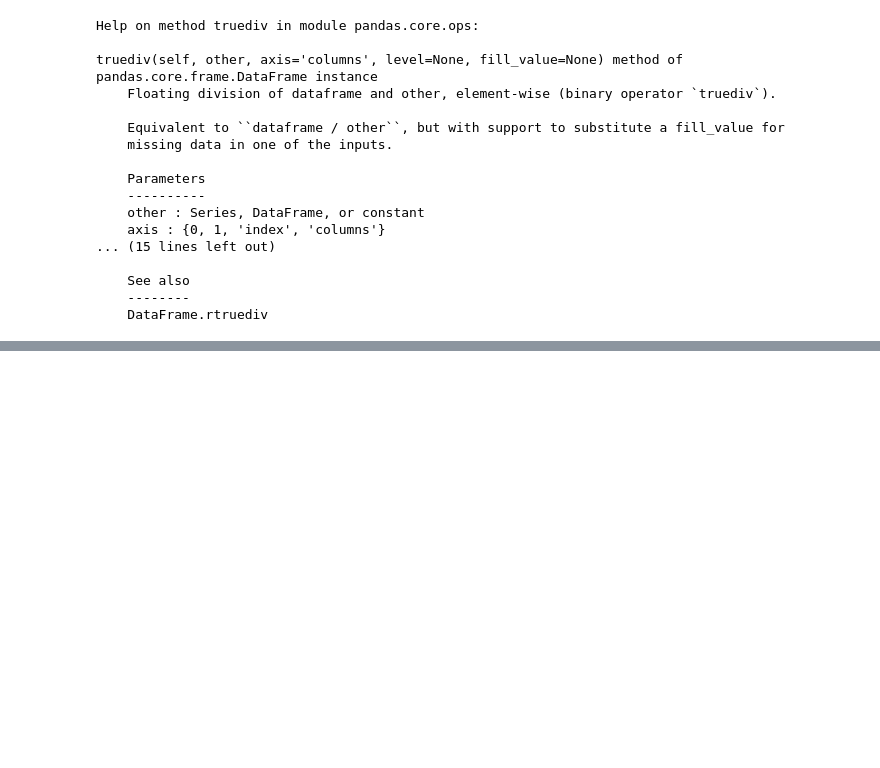
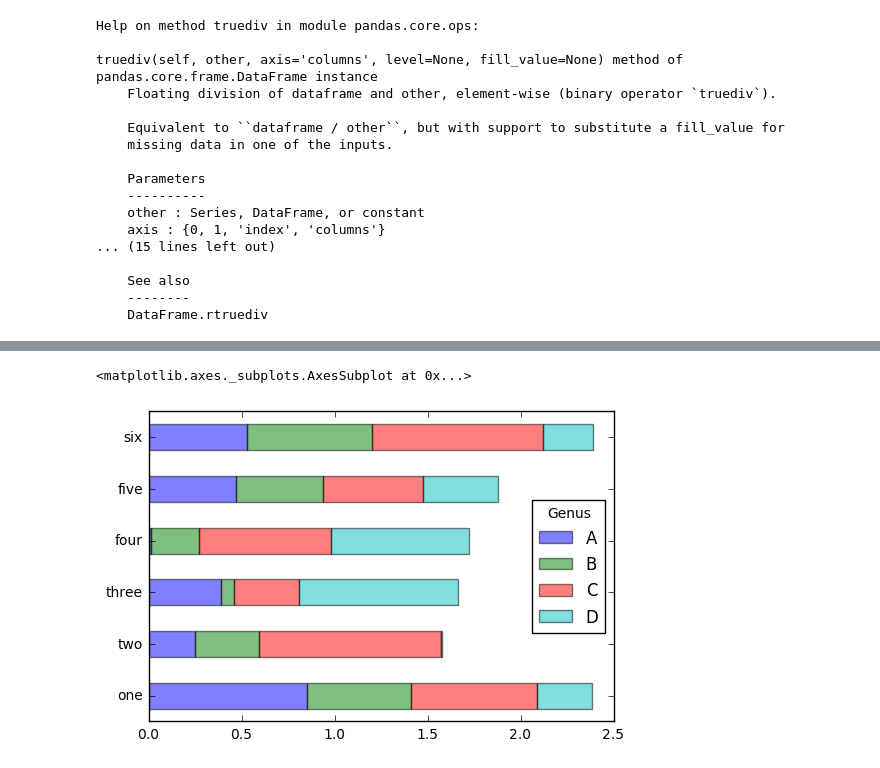
Before and after one commit to linked0/kaggle-web, a Jupyter notebook: app_ml/examples/pydata/ch08.ipynb, the cells around one changed output, grey strips where cells are left out. Cells and saved outputs as stored; diff of their text form; code cells hidden in the pictures; blank space fills up the shorter version.

```diff
--- a/app_ml/examples/pydata/ch08.ipynb
+++ b/app_ml/examples/pydata/ch08.ipynb
@@ -154,0 +206,10 @@ truediv(self, other, axis='columns', level=None, fill_value=None) method of pand
+# %%
+from pandas import DataFrame
+df = DataFrame(np.random.rand(6,4),
+              index=['one', 'two', 'three', 'four', 'five', 'six'],
+              columns=pd.Index(['A', 'B', 'C', 'D'], name='Genus'))
+# %%
+df.plot(kind='barh', stacked=True, alpha=0.5)
+# %% [output]
+<matplotlib.axes._subplots.AxesSubplot at 0x...>
+[figure, added]
```
Also changed, not shown: parts of 19 cells of this notebook, 37 other files.
